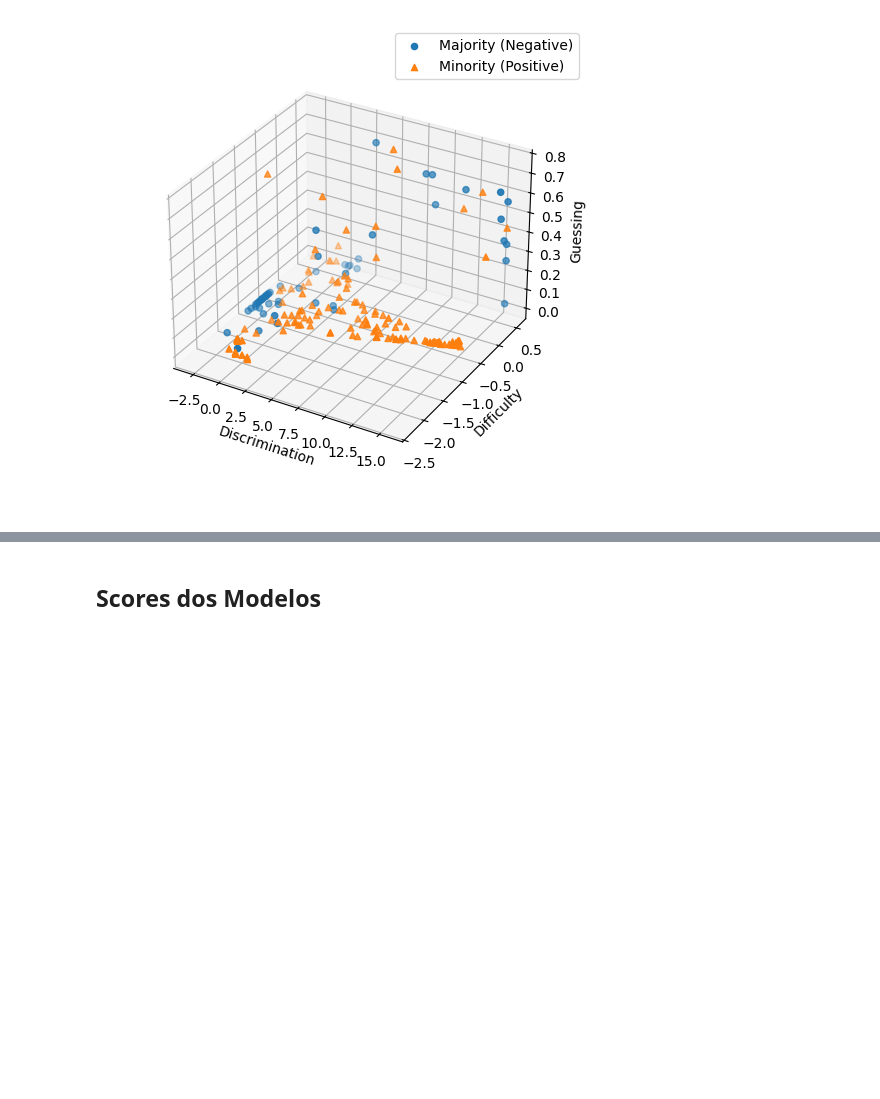
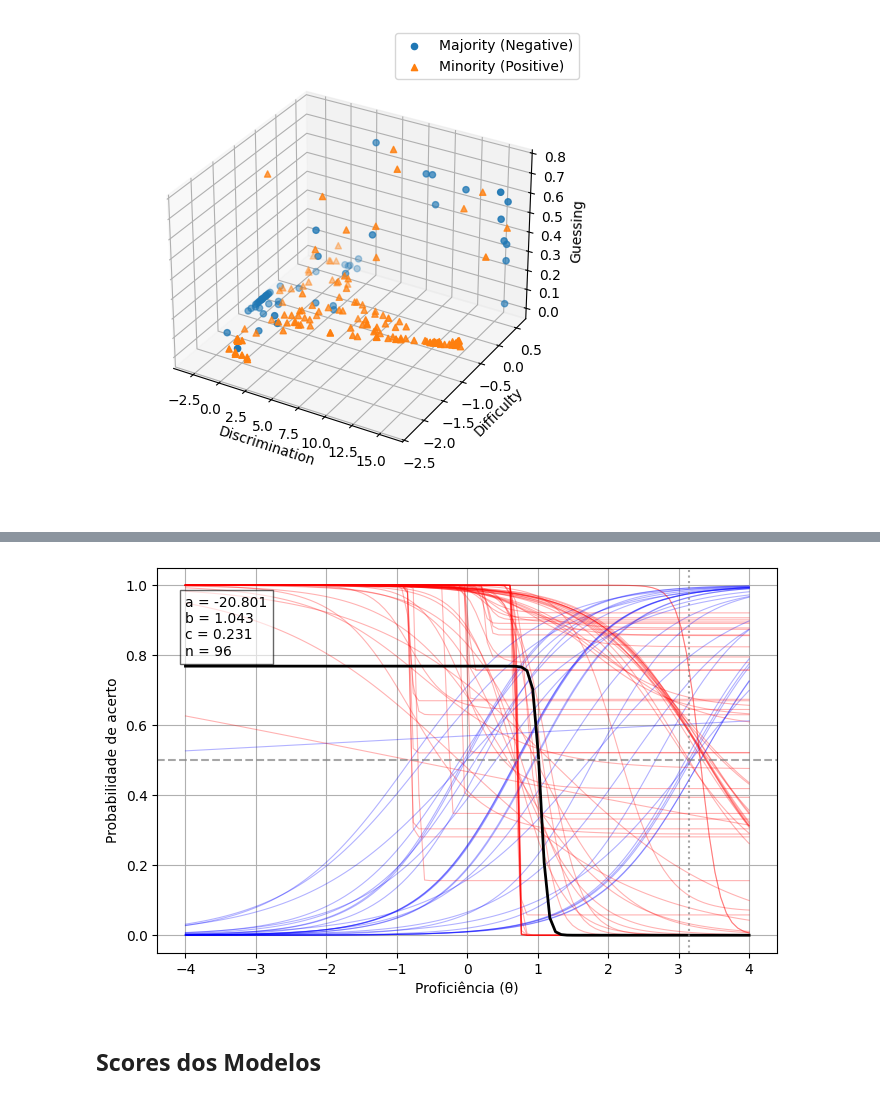
Before and after one commit to Stopfield/IRT_BiasStudy, a Jupyter notebook: IRT_Fairness_Paper_Methodology.ipynb, the cells around one changed output, grey strips where cells are left out. Saved outputs shown, nothing was run; the diff lists cells and outputs as text; code cells hidden in the pictures; blank space fills up the shorter version.

```diff
--- a/IRT_Fairness_Paper_Methodology.ipynb
+++ b/IRT_Fairness_Paper_Methodology.ipynb
@@ -2077,3 +2148,8 @@ plot_IRT_params_3d(irt_param_winsorizing['mitigated']['male'], preprocess_y.tran
+# %%
+param_to_plot = irt_params['mitigated']['female']
+plot_icc(-4, 4, param_to_plot['Dis'].to_numpy(), param_to_plot['Dif'].to_numpy(), param_to_plot['Gues'].to_numpy(), 'Feminino Mitigado')
+# %% [output]
+[figure, added]
 # %% [markdown]
 ## Scores dos Modelos
 # %% [markdown]
```
Also changed, not shown: parts of 7 cells of this notebook.
